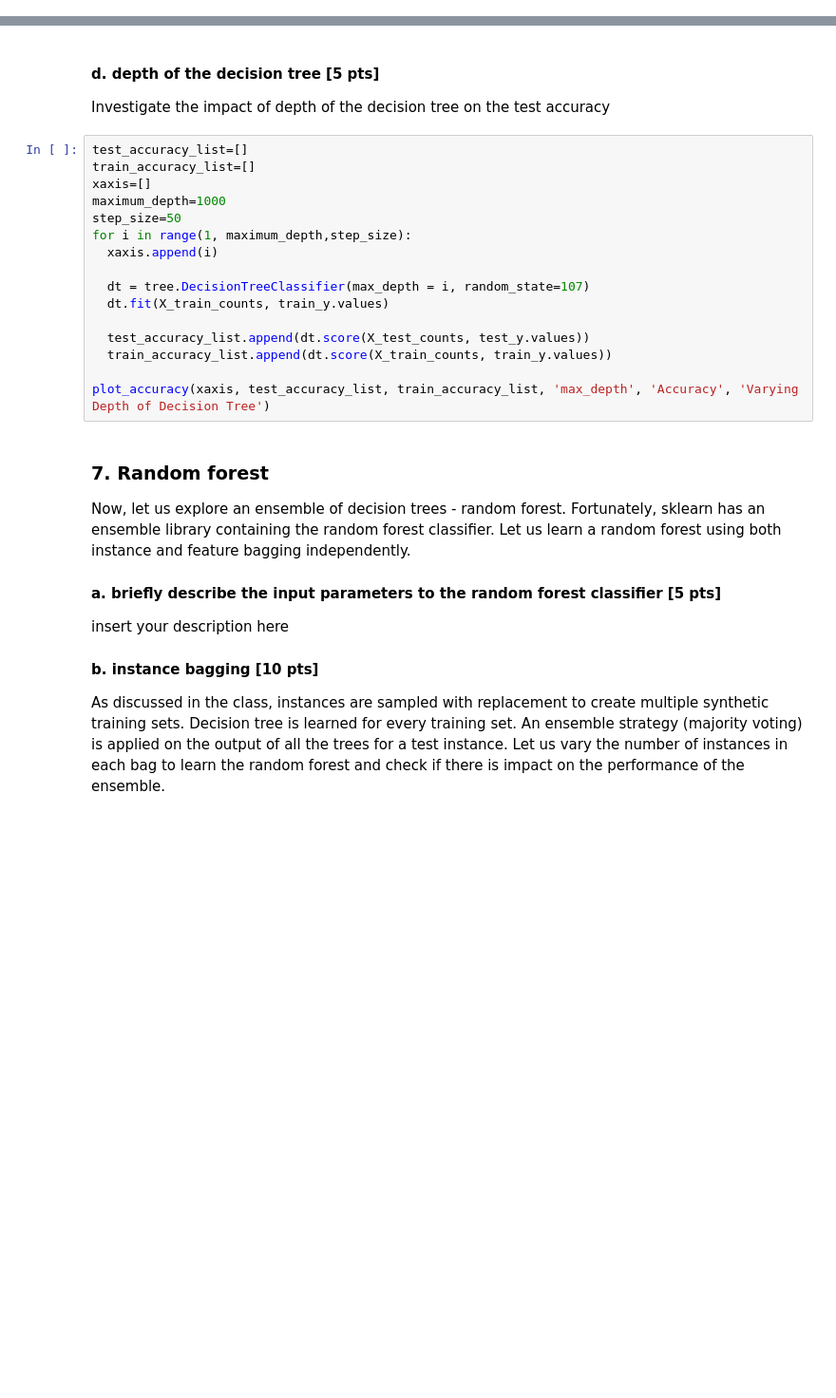
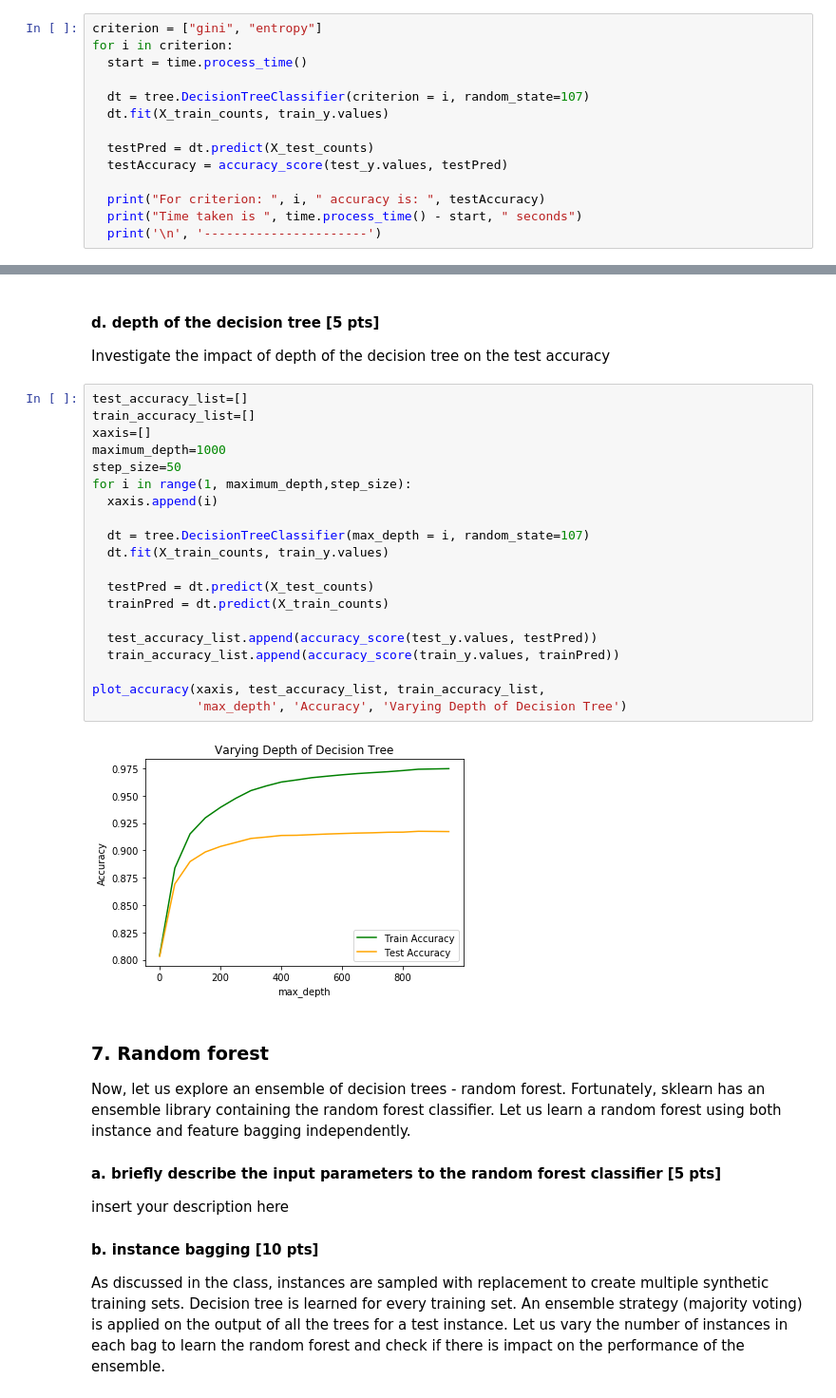
Before and after one commit to jainammm/Decision-Trees-and-Random-Forests, a Jupyter notebook: Jainam_Shah_lab_1.ipynb, the cells around one changed output, grey strips where cells are left out. Shown at 95% size. Cells and saved outputs as stored; diff of their text form; blank space fills up the shorter version.

```diff
--- a/Jainam_Shah_lab_1.ipynb
+++ b/Jainam_Shah_lab_1.ipynb
@@ -272,0 +291,14 @@ Identify the default splitting critera and experiment with other criterion imple
+# %%
+criterion = ["gini", "entropy"]
+for i in criterion:
+  start = time.process_time()
+
+  dt = tree.DecisionTreeClassifier(criterion = i, random_state=107)
+  dt.fit(X_train_counts, train_y.values)
+
+  testPred = dt.predict(X_test_counts)
+  testAccuracy = accuracy_score(test_y.values, testPred)
+
+  print("For criterion: ", i, " accuracy is: ", testAccuracy)
+  print("Time taken is ", time.process_time() - start, " seconds")
+  print('\n', '----------------------')
@@ -276,19 +317,25 @@ Investigate the impact of depth of the decision tree on the test accuracy
 # %%
 test_accuracy_list=[]
 train_accuracy_list=[]
 xaxis=[]
 maximum_depth=1000
 step_size=50
 for i in range(1, maximum_depth,step_size):
   xaxis.append(i)
 
   dt = tree.DecisionTreeClassifier(max_depth = i, random_state=107)
   dt.fit(X_train_counts, train_y.values)
 
-  test_accuracy_list.append(dt.score(X_test_counts, test_y.values))
-  train_accuracy_list.append(dt.score(X_train_counts, train_y.values))
+  testPred = dt.predict(X_test_counts)
+  trainPred = dt.predict(X_train_counts)
 
-plot_accuracy(xaxis, test_accuracy_list, train_accuracy_list, 'max_depth', 'Accuracy', 'Varying Depth of Decision Tree')
+  test_accuracy_list.append(accuracy_score(test_y.values, testPred))
+  train_accuracy_list.append(accuracy_score(train_y.values, trainPred))
+
+plot_accuracy(xaxis, test_accuracy_list, train_accuracy_list,
+              'max_depth', 'Accuracy', 'Varying Depth of Decision Tree')
+# %% [output]
+[figure, added]
 # %% [markdown]
 ### 7. Random forest
 Now, let us explore an ensemble of decision trees - random forest. Fortunately, sklearn has an ensemble library containing the random forest classifier. Let us learn a random forest using both instance and feature bagging independently.
```
Also changed, not shown: parts of 15 cells of this notebook.
